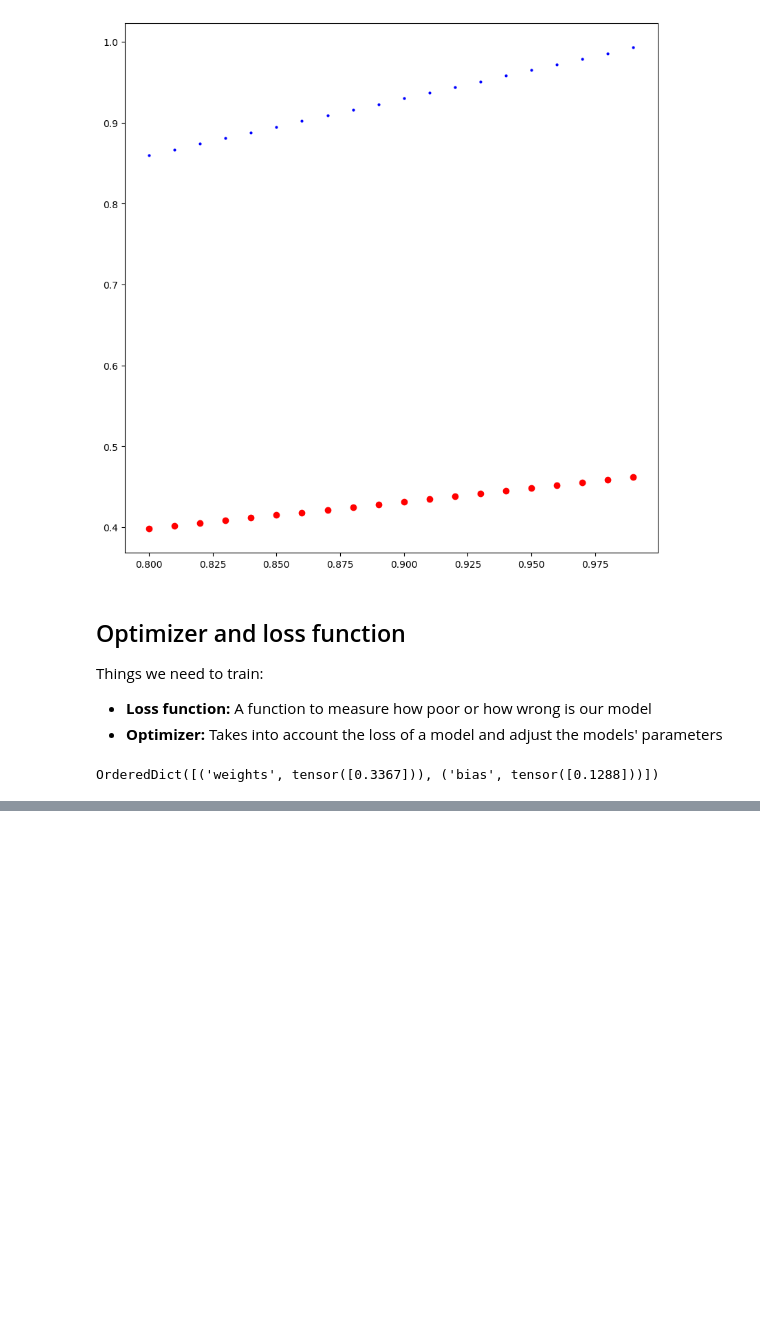
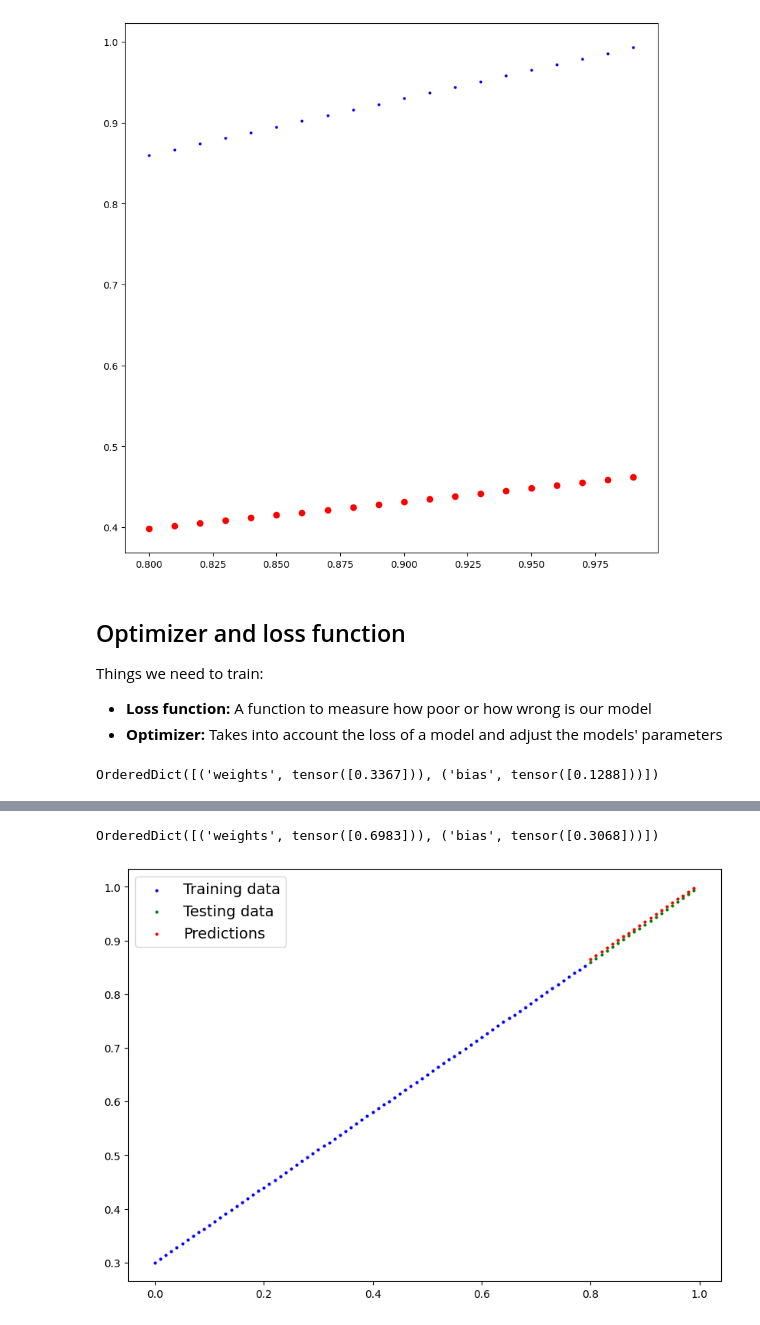
Before and after one commit to adrianpabon/pytorch, a Jupyter notebook: 01_pytorch_workflow/main.ipynb, the cells around one changed output, grey strips where cells are left out. Drawn from its saved outputs; the diff is of its cells as text; code cells hidden in the pictures; blank space fills up the shorter version.

Commit message:
General workflow and testing

```diff
--- a/01_pytorch_workflow/main.ipynb
+++ b/01_pytorch_workflow/main.ipynb
@@ -177,0 +182,27 @@ TypeError: SGD.__init__() missing 1 required positional argument: 'params'
+# %%
+torch.manual_seed(42)
+epochs = 30
+
+for epoch in range(epochs):
+    model_0.train()
+
+    # 1. Forward pass
+    y_pred = model_0(X_train)
+
+    # 2. Calculate loss
+    loss = loss_fn(y_pred, y_train)
+
+    # 3. Optimizer zero grad
+    optimizet.zero_grad()
+
+    # 4. Loss backward
+    loss.backward()
+
+    # 5. Optimizer step
+    optimizet.step()
+
+    print(f"Epoch: {epoch} | Loss: {loss}")
+
+    if epoch % 10 == 0:
+        model_0.state_dict()
+        print(model_0.state_dict())
@@ -177,0 +227,19 @@ TypeError: SGD.__init__() missing 1 required positional argument: 'params'
+# %%
+## testing model
+
+model_0.eval()
+
+with torch.inference_mode():
+    test_pred = model_0(X_test)
+
+model_0.state_dict()
+# %% [output]
+OrderedDict([('weights', tensor([0.6983])), ('bias', tensor([0.3068]))])
+# %%
+plt.figure(figsize=(10, 7))
+plt.scatter(X_train, y_train, c="b", s=4, label="Training data")
+plt.scatter(X_test, y_test, c="g", s=4, label="Testing data")
+plt.scatter(X_test, test_pred, c="r", s=4, label="Predictions")
+plt.legend(prop={"size": 14});
+# %% [output]
+[figure, added]
```
Also changed, not shown: parts of 4 cells of this notebook, 1 other file.
